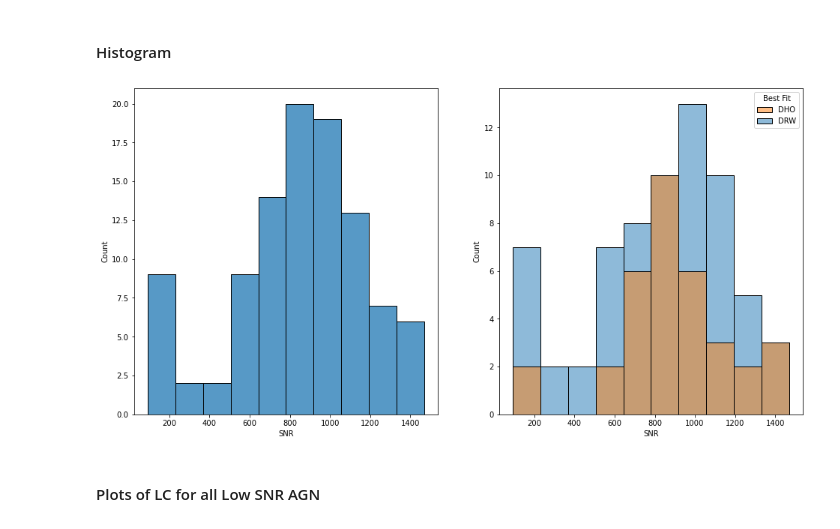
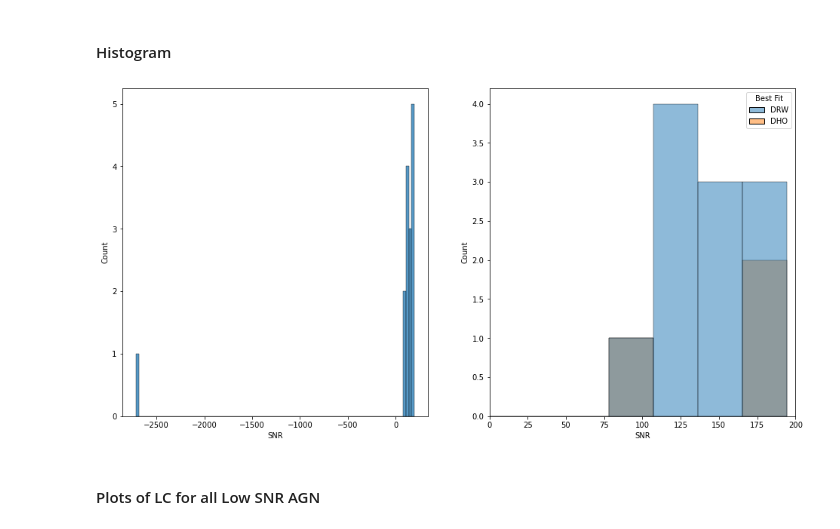
Before and after one commit to TrickyArmyMan/astro-research, a Jupyter notebook: JupyterLab/astr-499_winter.ipynb, the cells around one changed output. Saved outputs shown, nothing was run; the diff lists cells and outputs as text; code cells hidden in the pictures.

```diff
--- a/JupyterLab/astr-499_winter.ipynb
+++ b/JupyterLab/astr-499_winter.ipynb
@@ -616,18 +620,19 @@ low_snr_agn_curves = get_curves_of_max_value(agn_fit_data, 'SNR', 200)
 # %%
 # light curves of length < 150
 fig, axs = plt.subplots(1, 2, figsize=(16, 8))
 
-num_bins = 10
+num_bins = 100
 
 # histogram of LC Length
-sns.histplot(data=short_agn_curves, x='SNR', bins=num_bins, ax=axs[0])
+sns.histplot(data=low_snr_agn_curves, x='SNR', bins=num_bins, ax=axs[0])
 
 # histogram of LC Length for best fit
-sns.histplot(data=short_agn_curves, x='SNR', hue='Best Fit', palette=['C1', 'C0'], bins=num_bins, ax=axs[1])
+sns.histplot(data=low_snr_agn_curves, x='SNR', hue='Best Fit', bins=num_bins, ax=axs[1])
+axs[1].set_xlim(0, 200)
 
 plt.show()
 # %% [output]
-[figure, old version]
+[figure, new version]
 # %% [markdown]
 #### Plots of LC for all Low SNR AGN
 # %%
```
Also changed, not shown: parts of 40 cells of this notebook, 4 other files.
